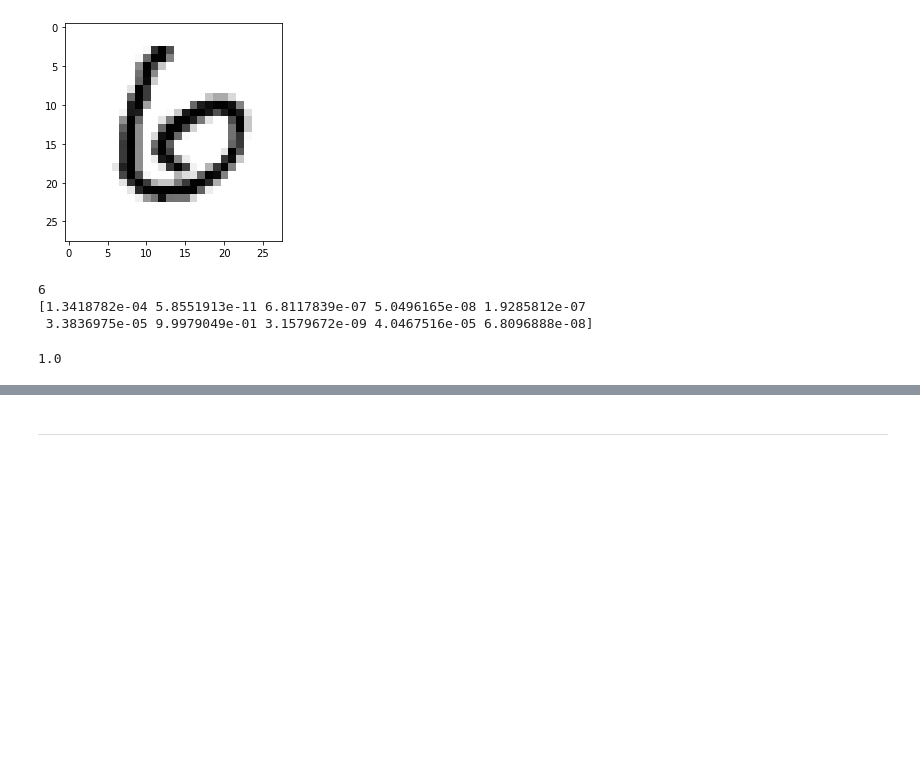
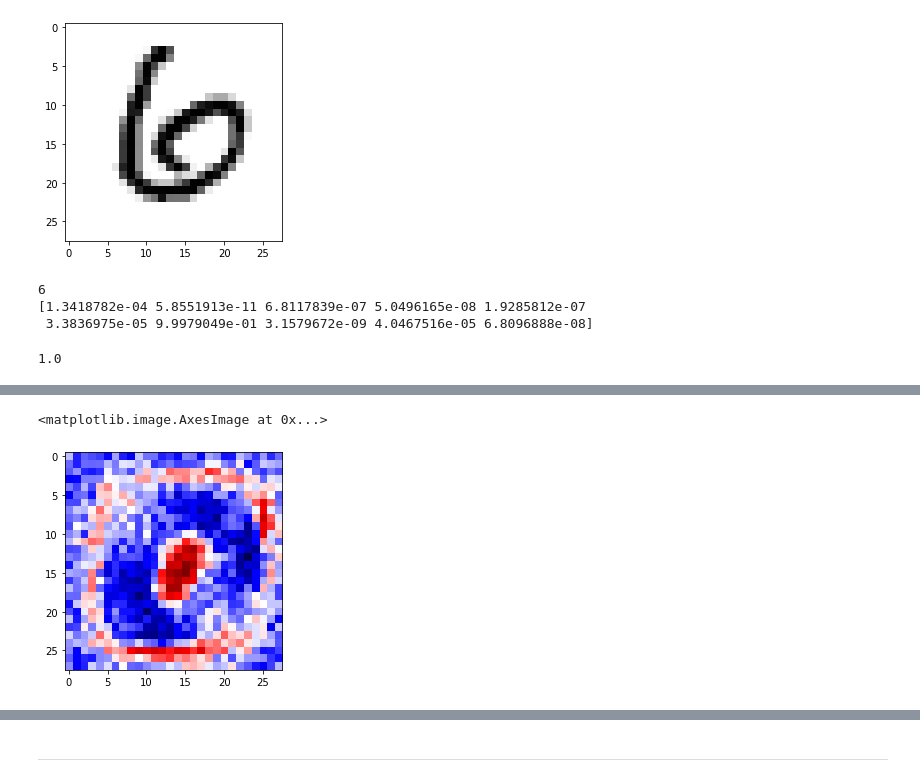
Before and after one commit to carlosemiliorabazo/deepLearning, a Jupyter notebook: 2_1_Un_primer_vistazo_a_una_Red_Neuronal.ipynb, the cells around one changed output, grey strips where cells are left out. Drawn from its saved outputs; the diff is of its cells as text; code cells hidden in the pictures; blank space fills up the shorter version.

```diff
--- a/2_1_Un_primer_vistazo_a_una_Red_Neuronal.ipynb
+++ b/2_1_Un_primer_vistazo_a_una_Red_Neuronal.ipynb
@@ -441,0 +493,17 @@ np.sum(predictions[11])
+# %%
+x_train = x_train.reshape((60000, 784))
+x_test = x_test.reshape((10000, 784))
+x_train, x_test = x_train / 255.0, x_test / 255.0
+
+model = tf.keras.models.Sequential([
+  tf.keras.layers.Dense(10, activation='softmax', name="FC1", input_shape=(784,))
+])
+model.summary()
+
+model.compile(optimizer='adam',
+              loss='sparse_categorical_crossentropy',
+              metrics=['accuracy'])
+
+model.fit(x_train, y_train, epochs=1)
+
+model.evaluate(x_test,  y_test, verbose=2)
@@ -441,0 +524,8 @@ np.sum(predictions[11])
+# %%
+w = model.get_weights()
+w = np.asarray(w[0])
+plt.figure()
+plt.imshow(w[:,0].reshape([28,28]), cmap=plt.get_cmap('seismic_r'))
+# %% [output]
+<matplotlib.image.AxesImage at 0x...>
+[figure, added]
```
Also changed, not shown: parts of 8 cells of this notebook.
